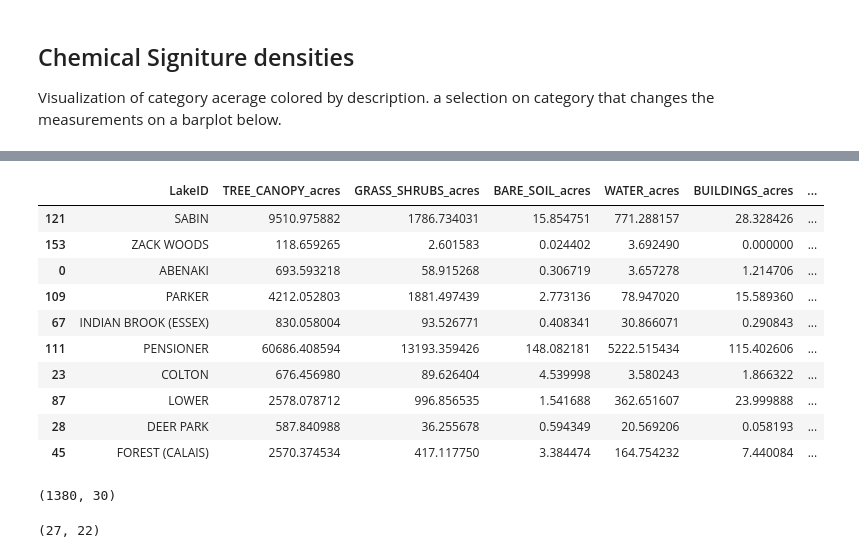
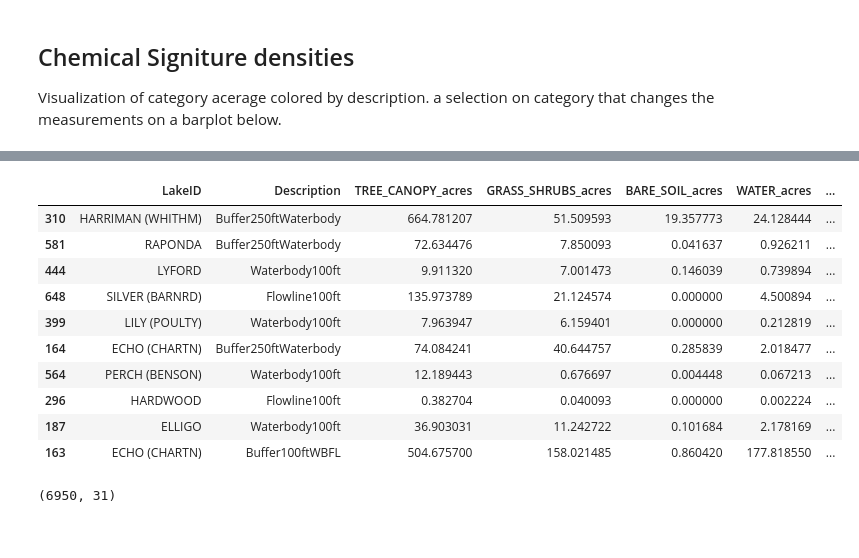
Before and after one commit to zorinAnze/Vermont-Lake-Health, a Jupyter notebook: Survey_results_with_chem.ipynb, the cells around one changed output, grey strips where cells are left out. Saved outputs shown, nothing was run; the diff lists cells and outputs as text; code cells hidden in the pictures.

Commit message:
Added Description selection for heatmap

```diff
--- a/Survey_results_with_chem.ipynb
+++ b/Survey_results_with_chem.ipynb
@@ -72,52 +72,56 @@ chem_data_to_merge.sample(10)
 # %%
 # Combine the subcategories in the description
-cols_from_survey = ['LakeID', 'TREE_CANOPY_acres', 'GRASS_SHRUBS_acres', 'BARE_SOIL_acres', 'WATER_acres',
+cols_from_survey = ['LakeID', 'Description', 'TREE_CANOPY_acres', 'GRASS_SHRUBS_acres', 'BARE_SOIL_acres', 'WATER_acres',
                     'BUILDINGS_acres','ROADS_acres', 'OTHER_PAVED_acres', 'RAILROADS_acres', 'Ag_Hay_acres',
                     'Ag_Crops_acres', 'Ag_Pasture_acres', 'Ag_Total_acres', 'Imp_Bare_Soil_acres',
                     'Imp_Buildings_acres', 'Imp_Other_Paved_acres', 'Imp_Road_acres', 'Imp_Railroad_acres',
                     'Imp_Total_acres', 'Shrub_Shrubs_acres', 'Shrub_Total_acres', 'TC_Coniferous_acres',
                     'TC_Deciduous_acres', 'TC_Total_acres', 'Wet_Emergent_acres', 'Wet_Forested_acres',
                     'Wet_Scrub_Shrub_acres', 'Wet_Total_acres']
-survey_data_grouped = survey_data[cols_from_survey].groupby('LakeID').sum().reset_index()
+# survey_data_grouped = survey_data[cols_from_survey].groupby('LakeID').sum().reset_index()
+survey_data_grouped = survey_data[cols_from_survey]
 survey_data_grouped.sample(10)
 # %% [output]
-|  | LakeID | TREE_CANOPY_acres | GRASS_SHRUBS_acres | BARE_SOIL_acres | WATER_acres | BUILDINGS_acres | ... |
-| 121 | SABIN | 9510.975882 | 1786.734031 | 15.854751 | 771.288157 | 28.328426 | ... |
-| 153 | ZACK WOODS | 118.659265 | 2.601583 | 0.024402 | 3.692490 | 0.000000 | ... |
-| 0 | ABENAKI | 693.593218 | 58.915268 | 0.306719 | 3.657278 | 1.214706 | ... |
-| 109 | PARKER | 4212.052803 | 1881.497439 | 2.773136 | 78.947020 | 15.589360 | ... |
-| 67 | INDIAN BROOK (ESSEX) | 830.058004 | 93.526771 | 0.408341 | 30.866071 | 0.290843 | ... |
-| 111 | PENSIONER | 60686.408594 | 13193.359426 | 148.082181 | 5222.515434 | 115.402606 | ... |
-| 23 | COLTON | 676.456980 | 89.626404 | 4.539998 | 3.580243 | 1.866322 | ... |
-| 87 | LOWER | 2578.078712 | 996.856535 | 1.541688 | 362.651607 | 23.999888 | ... |
-| 28 | DEER PARK | 587.840988 | 36.255678 | 0.594349 | 20.569206 | 0.058193 | ... |
-| 45 | FOREST (CALAIS) | 2570.374534 | 417.117750 | 3.384474 | 164.754232 | 7.440084 | ... |
+|  | LakeID | Description | TREE_CANOPY_acres | GRASS_SHRUBS_acres | BARE_SOIL_acres | WATER_acres | ... |
+| 310 | HARRIMAN (WHITHM) | Buffer250ftWaterbody | 664.781207 | 51.509593 | 19.357773 | 24.128444 | ... |
+| 581 | RAPONDA | Buffer250ftWaterbody | 72.634476 | 7.850093 | 0.041637 | 0.926211 | ... |
+| 444 | LYFORD | Waterbody100ft | 9.911320 | 7.001473 | 0.146039 | 0.739894 | ... |
+| 648 | SILVER (BARNRD) | Flowline100ft | 135.973789 | 21.124574 | 0.000000 | 4.500894 | ... |
+| 399 | LILY (POULTY) | Waterbody100ft | 7.963947 | 6.159401 | 0.000000 | 0.212819 | ... |
+| 164 | ECHO (CHARTN) | Buffer250ftWaterbody | 74.084241 | 40.644757 | 0.285839 | 2.018477 | ... |
+| 564 | PERCH (BENSON) | Waterbody100ft | 12.189443 | 0.676697 | 0.004448 | 0.067213 | ... |
+| 296 | HARDWOOD | Flowline100ft | 0.382704 | 0.040093 | 0.000000 | 0.002224 | ... |
+| 187 | ELLIGO | Waterbody100ft | 36.903031 | 11.242722 | 0.101684 | 2.178169 | ... |
+| 163 | ECHO (CHARTN) | Buffer100ftWBFL | 504.675700 | 158.021485 | 0.860420 | 177.818550 | ... |
 # %%
 merged_data = survey_data_grouped.merge(chem_data_to_merge, how='inner', on='LakeID').drop('LakeID', axis=1)
 print(merged_data.shape)
 # %% [output]
-(1380, 30)
+(6950, 31)
 # %%
-corr_df = pd.DataFrame(index=merged_data.columns[:-3])
-for char in merged_data['CharacteristicID'].unique():
-    df = merged_data[merged_data['CharacteristicID'] == char]
-    # because we are calculating correlations if there are measuremetns with less than 5 measurements
-    #  we will drop them as the correlation wont make sense or will be misleading
-    if df.shape[0] < 20:
-        continue
-    else:
-        df = df.corr()
-        df.drop('Result', axis=0, inplace=True)
-        df.rename(columns={'Result': char}, inplace=True)
-        corr_df[char] = df[char]
+MEASUREMENT_THREASHOLD = 20
+corrs = {}
+for desc in merged_data['Description'].unique():
+    corr_df = pd.DataFrame(index=merged_data.columns[:-3])
+    for char in merged_data['CharacteristicID'].unique():
+        df = merged_data[((merged_data['CharacteristicID'] == char) & (merged_data['Description'] == desc))]
+        # because we are calculating correlations if there are measuremetns with less than 5 measurements
+        #  we will drop them as the correlation wont make sense or will be misleading
+        if df.shape[0] < MEASUREMENT_THREASHOLD:
+            continue
+        else:
+            df = df.corr()
+            df.drop('Result', axis=0, inplace=True)
+            df.rename(columns={'Result': char}, inplace=True)
+            corr_df[char] = df[char]
 
-# replace all nan values with 0
-corr_df.fillna(0, inplace=True)
-# drop a column if the entire column is 0
-for col in corr_df.columns:
-    if corr_df[col].sum() == 0:
-        corr_df.drop(col, axis=1, inplace=True)
-corr_df = corr_df.reset_index().rename(columns={'index': 'survey_type'})
-corr_df.shape
+    # replace all nan values with 0
+    corr_df.fillna(0, inplace=True)
+    # drop a column if the entire column is 0
+    for col in corr_df.columns:
+        if corr_df[col].sum() == 0:
+            corr_df.drop(col, axis=1, inplace=True)
+    corr_df.drop('Description', axis=0, inplace=True)
+    corr_df = corr_df.reset_index().rename(columns={'index': 'survey_type'})
+
+    corrs[desc] = corr_df
-# %% [output]
-(27, 22)
```
Also changed, not shown: parts of 6 cells of this notebook.
